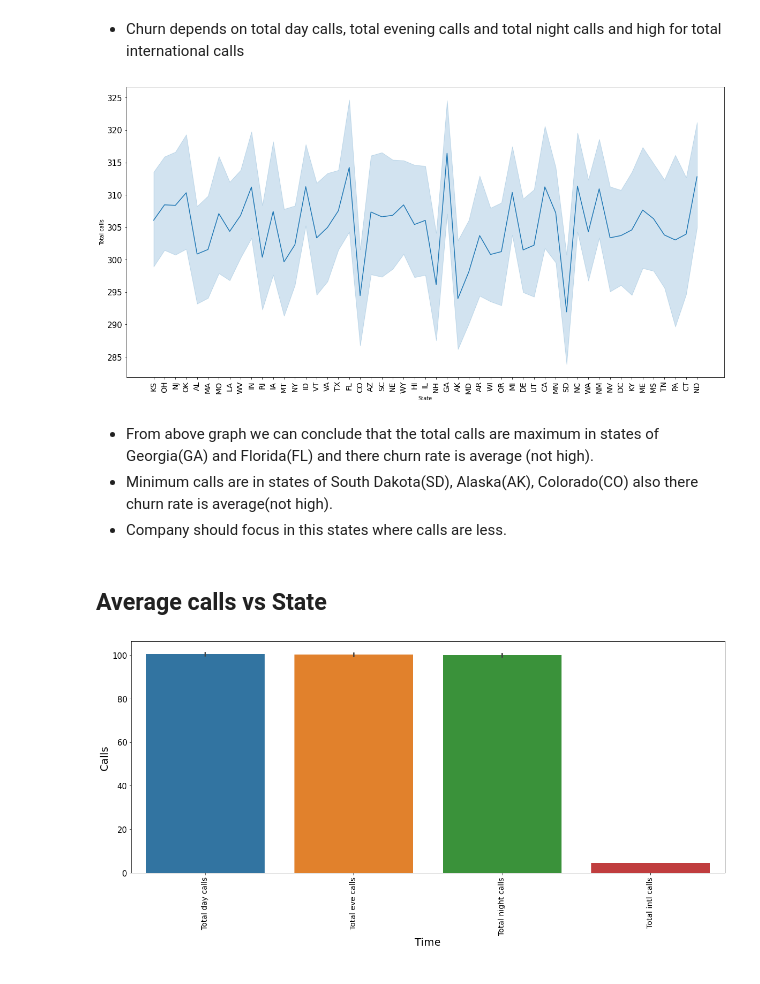
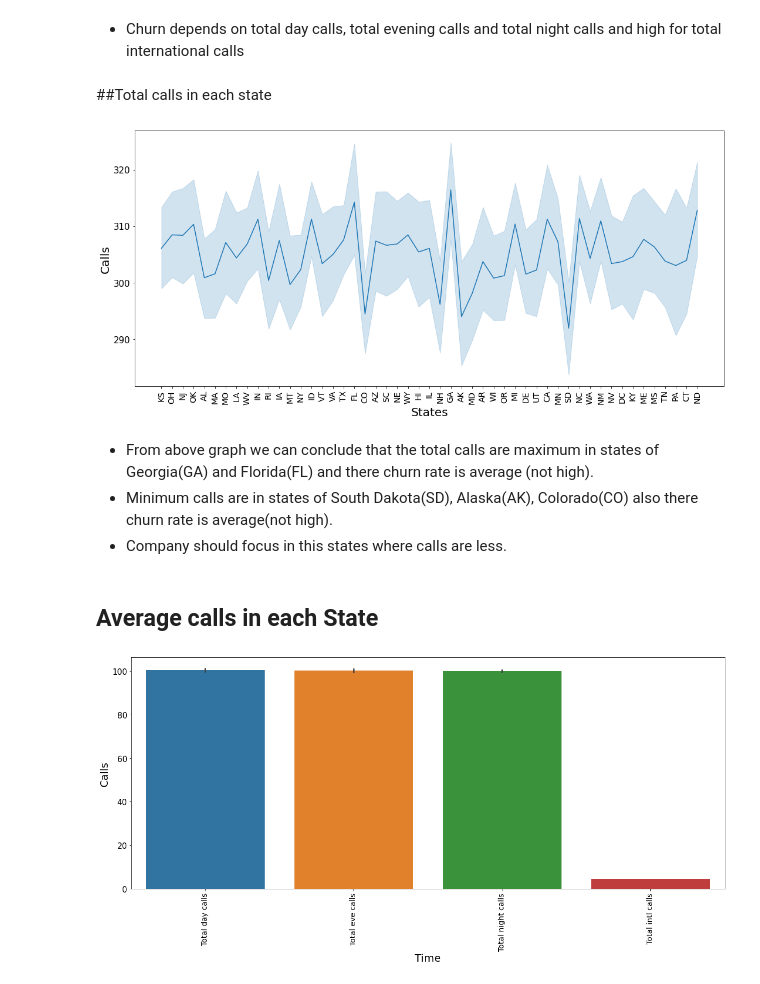
Before and after one commit to Zeeshan00789/Telecom-churn-analysis, a Jupyter notebook: 2_Churn_Analysis_Capstone_Project_Solution.ipynb, the cells around one changed output. Drawn from its saved outputs; the diff is of its cells as text; code cells hidden in the pictures.

```diff
--- a/2_Churn_Analysis_Capstone_Project_Solution.ipynb
+++ b/2_Churn_Analysis_Capstone_Project_Solution.ipynb
@@ -419,29 +425,31 @@ plt.tight_layout()
 [figure]
 # %% [markdown]
 * Churn depends on total day calls, total evening calls and total night calls and high for total international calls
+# %% [markdown]
+##Total calls in each state
 # %%
 #Grouping the data
 df['Total calls']= df['Total day calls']+ df['Total eve calls']+df['Total intl calls']+df['Total night calls']
 #figure size
-plt.figure(figsize=(20,10))
+plt.figure(figsize=(18,8))
 #graph plot
-sns.lineplot(x= df['State'], y=df['Total calls'])
+c=sns.lineplot(x= df['State'], y=df['Total calls'])
 #font size
 plt.xticks(rotation=90,fontsize=14)
 plt.yticks(fontsize=15)
 #labeling
-d.set_xlabel('States',fontsize=20)
-d.set_ylabel('Calls',fontsize=20)
+c.set_xlabel('States',fontsize=20)
+c.set_ylabel('Calls',fontsize=20)
 #show graph
 plt.show()
 # %% [output]
-[figure, old version]
+[figure, new version]
 # %% [markdown]
 * From above graph we can conclude that the total calls are maximum in states of Georgia(GA) and Florida(FL) and there churn rate is average (not high).
 * Minimum calls are in states of South Dakota(SD),  Alaska(AK), Colorado(CO) also there churn rate is average(not high).
 * Company should focus in this states where calls are less.
 # %% [markdown]
-## Average calls vs State
+## Average calls in each State
 # %%
 #grouping of data
 total_calls =df.groupby(['State']).agg({'Total day calls':"mean",'Total eve calls':"mean",'Total night calls':"mean",'Total intl calls':"mean"})
```
Also changed, not shown: parts of 16 cells of this notebook.
